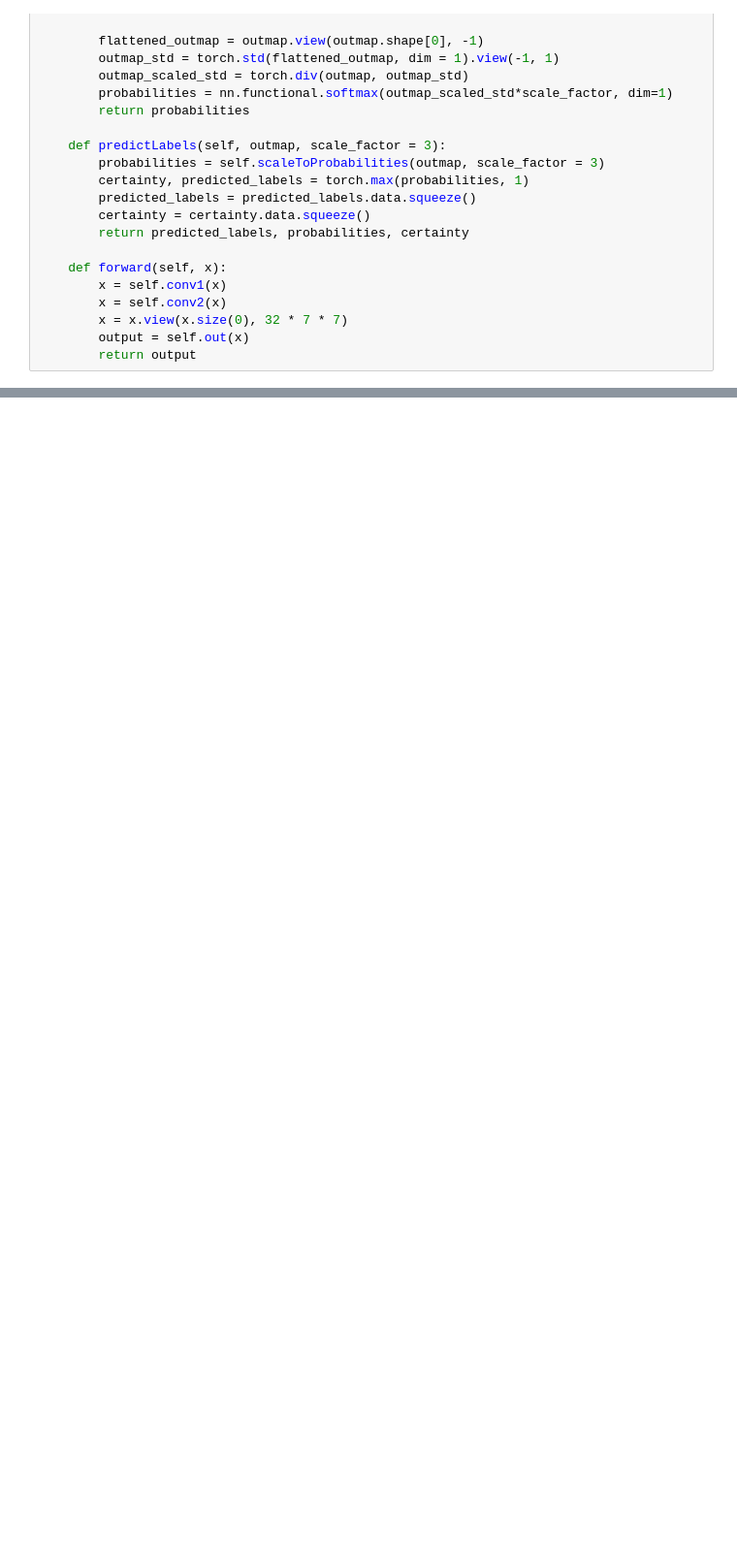
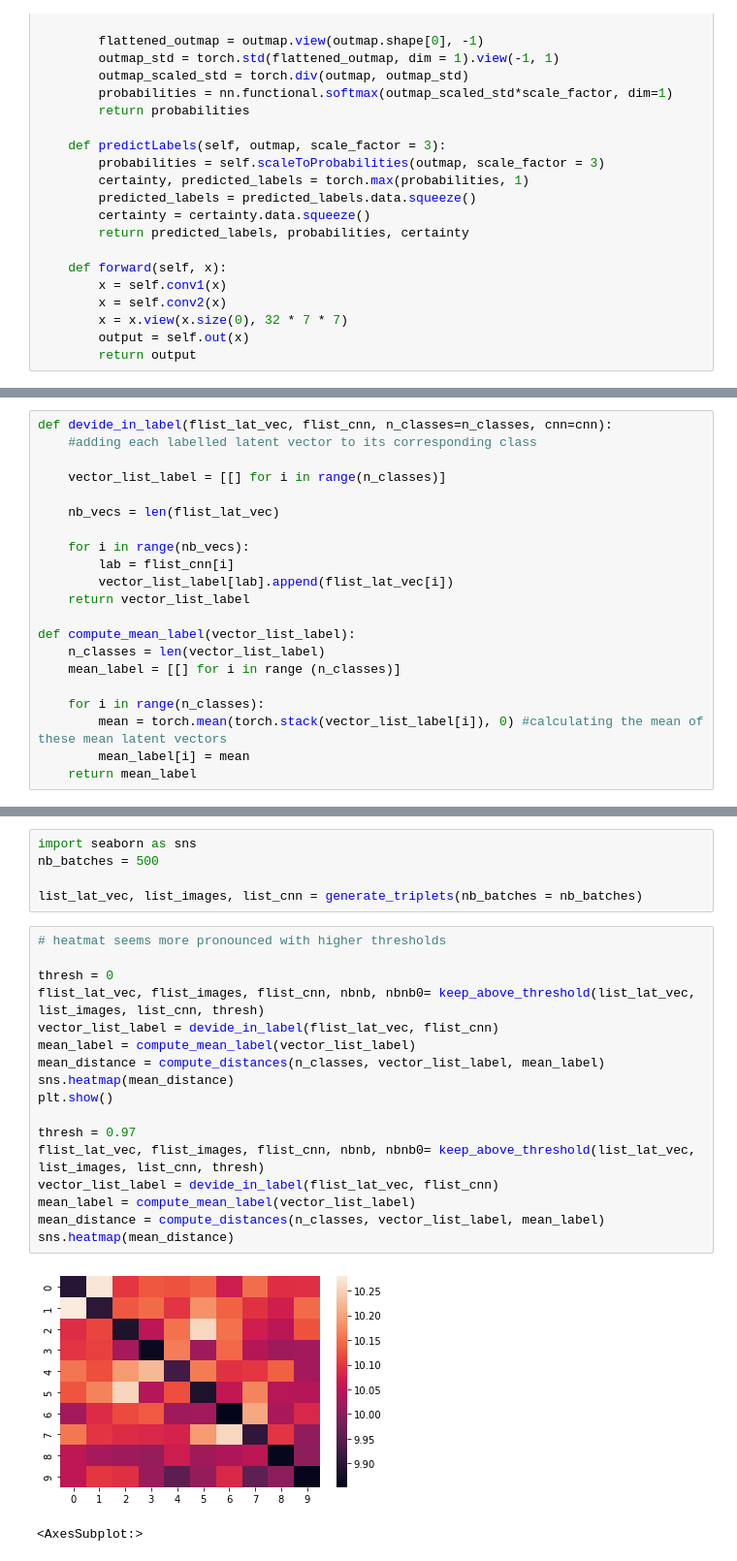
Before and after one commit to Pietro-Gavazzi/linma2472-project, a Jupyter notebook: project3/part3.ipynb, the cells around one changed output, grey strips where cells are left out. Shown: that part at 97% size. Drawn from its saved outputs; the diff is of its cells as text; blank space fills up the shorter version.

```diff
--- a/project3/part3.ipynb
+++ b/project3/part3.ipynb
@@ -478,0 +463,21 @@ plt.show()
+# %%
+def devide_in_label(flist_lat_vec, flist_cnn, n_classes=n_classes, cnn=cnn):
+    #adding each labelled latent vector to its corresponding class
+
+    vector_list_label = [[] for i in range(n_classes)]
+
+    nb_vecs = len(flist_lat_vec)
+
+    for i in range(nb_vecs):
+        lab = flist_cnn[i]
+        vector_list_label[lab].append(flist_lat_vec[i])
+    return vector_list_label
+
+def compute_mean_label(vector_list_label):
+    n_classes = len(vector_list_label)
+    mean_label = [[] for i in range (n_classes)]
+
+    for i in range(n_classes):
+        mean = torch.mean(torch.stack(vector_list_label[i]), 0) #calculating the mean of these mean latent vectors
+        mean_label[i] = mean
+    return mean_label
@@ -478,0 +565,25 @@ plt.show()
+# %%
+import seaborn as sns
+nb_batches = 500
+
+list_lat_vec, list_images, list_cnn = generate_triplets(nb_batches = nb_batches)
+# %%
+# heatmat seems more pronounced with higher thresholds
+
+thresh = 0
+flist_lat_vec, flist_images, flist_cnn, nbnb, nbnb0= keep_above_threshold(list_lat_vec, list_images, list_cnn, thresh)
+vector_list_label = devide_in_label(flist_lat_vec, flist_cnn)
+mean_label = compute_mean_label(vector_list_label)
+mean_distance = compute_distances(n_classes, vector_list_label, mean_label)
+sns.heatmap(mean_distance)
+plt.show()
+
+thresh = 0.97
+flist_lat_vec, flist_images, flist_cnn, nbnb, nbnb0= keep_above_threshold(list_lat_vec, list_images, list_cnn, thresh)
+vector_list_label = devide_in_label(flist_lat_vec, flist_cnn)
+mean_label = compute_mean_label(vector_list_label)
+mean_distance = compute_distances(n_classes, vector_list_label, mean_label)
+sns.heatmap(mean_distance)
+# %% [output]
+[figure, added]
+<AxesSubplot:>
```
Also changed, not shown: parts of 38 cells of this notebook.
